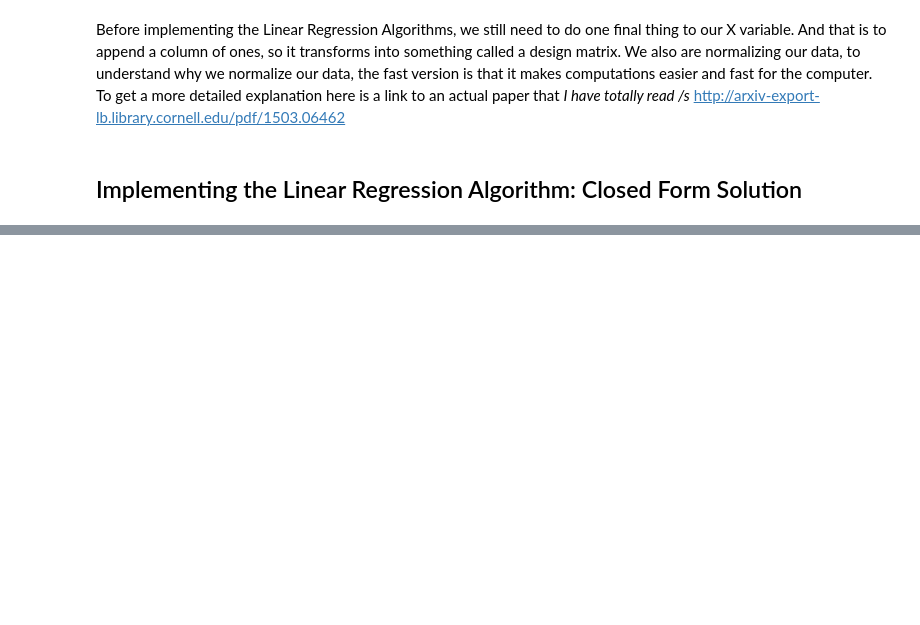
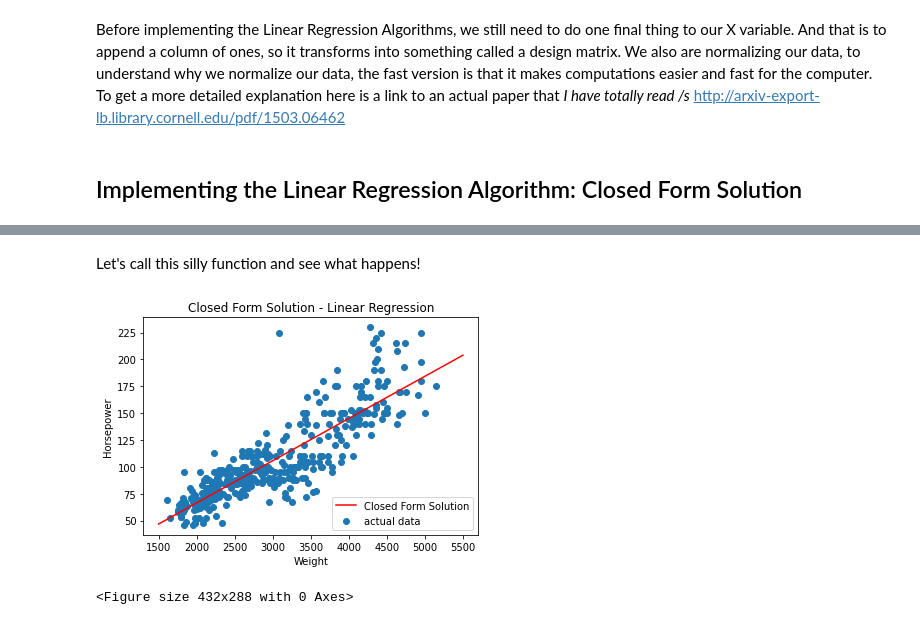
Before and after one commit to FReeshabh/xblog, a Jupyter notebook: _notebooks/2020-04-06-linear-regression-a-non-authoritative-guide.ipynb, the cells around one changed output, grey strips where cells are left out. Cells and saved outputs as stored; diff of their text form; code cells hidden in the pictures; blank space fills up the shorter version.

```diff
--- a/_notebooks/2020-04-06-linear-regression-a-non-authoritative-guide.ipynb
+++ b/_notebooks/2020-04-06-linear-regression-a-non-authoritative-guide.ipynb
@@ -62,0 +67,23 @@ X_norm = np.hstack((X_norm, np.ones(X_norm.shape))) # This is our normalized X
+# %%
+def closed_form_solution(x, t):
+    """Linear Regression using the closed form solution"""
+    weight = (np.linalg.pinv(x) @ t).T # The weight equation implemented in one swoop, notice we take the transpose of the whole thing
+    d_closed = np.linspace(1500, 5500, 3500) # For graphing purposes, to have all the x values in order
+    #print(weight.T) # For debugging purposes
+    prediction_closed = weight.T [0][0]*d_closed + weight.T[1][0] # After calculating the weight, we find our prediction
+
+    # Actually graphing the prediction
+    plt.title("Closed Form Solution - Linear Regression")
+    plt.scatter(X[:,0], t, label="actual data")
+    plt.xlabel('Weight')
+    plt.ylabel('Horsepower')
+    plt.plot(d_closed, prediction_closed, color = "red", label="Closed Form Solution")
+    plt.legend()
+    plt.figure()
+# %% [markdown]
+Let's call this silly function and see what happens!
+# %%
+closed_form_solution(X, t_target)
+# %% [output]
+[figure, added]
+<Figure size 432x288 with 0 Axes>
```
Also changed, not shown: parts of 18 cells of this notebook.
